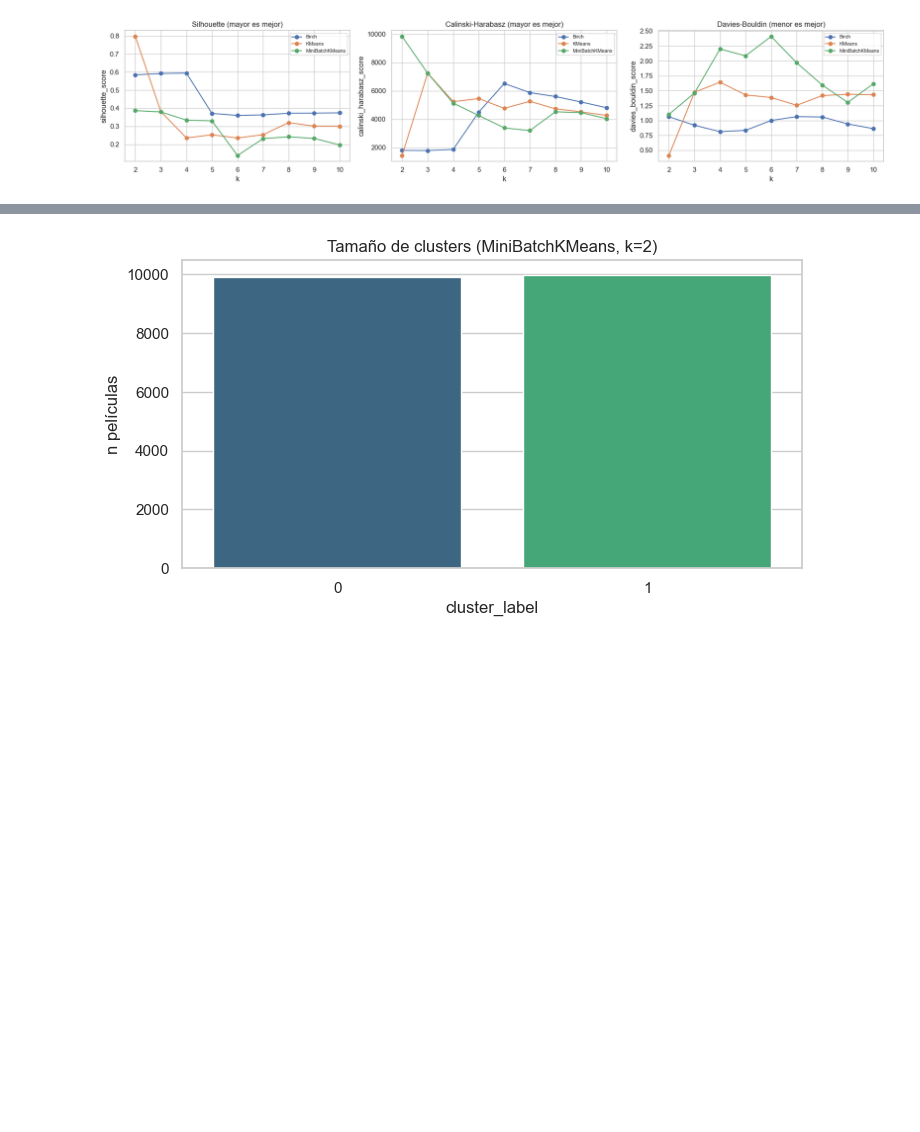
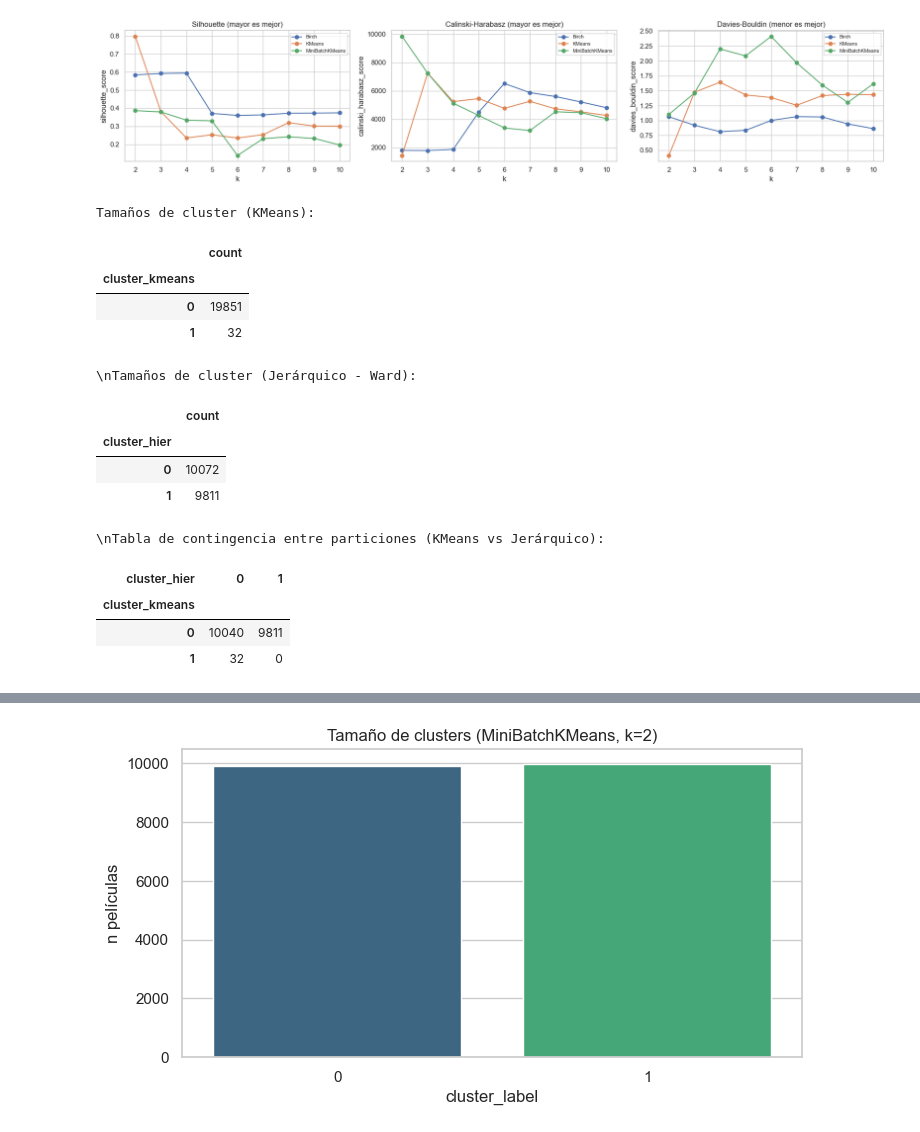
Before and after one commit to MrMenth0l/MineriaDatos-Lab2, a Jupyter notebook: Lab2/clustering_inicial.ipynb, the cells around one changed output, grey strips where cells are left out. Drawn from its saved outputs; the diff is of its cells as text; code cells hidden in the pictures; blank space fills up the shorter version.

```diff
--- a/Lab2/clustering_inicial.ipynb
+++ b/Lab2/clustering_inicial.ipynb
@@ -519,3 +637,46 @@ plt.tight_layout()
 plt.show()
 # %% [output]
 [figure]
+# %%
+# Comparación de KMeans vs clustering jerárquico (AgglomerativeClustering).
+if best_k < 2:
+    raise ValueError("best_k debe ser al menos 2 para comparar algoritmos de clustering.")
+
+kmeans_ref = build_kmeans(best_k, RANDOM_STATE)
+labels_kmeans = kmeans_ref.fit_predict(X_model)
+
+hier_model = AgglomerativeClustering(n_clusters=best_k, linkage='ward')
+labels_hier = hier_model.fit_predict(X_model)
+
+labels_kmeans = np.asarray(labels_kmeans, dtype=int)
+labels_hier = np.asarray(labels_hier, dtype=int)
+
+df_compare = df_model.copy()
+df_compare['cluster_kmeans'] = labels_kmeans
+df_compare['cluster_hier'] = labels_hier
+
+print("Tamaños de cluster (KMeans):")
+display(df_compare['cluster_kmeans'].value_counts().sort_index().to_frame('count'))
+
+print("\\nTamaños de cluster (Jerárquico - Ward):")
+display(df_compare['cluster_hier'].value_counts().sort_index().to_frame('count'))
+
+print("\\nTabla de contingencia entre particiones (KMeans vs Jerárquico):")
+contingency = pd.crosstab(df_compare['cluster_kmeans'], df_compare['cluster_hier'])
+display(contingency)
+# %% [output]
+Tamaños de cluster (KMeans):
+|  | count |
+| cluster_kmeans |  |
+| 0 | 19851 |
+| 1 | 32 |
+\nTamaños de cluster (Jerárquico - Ward):
+|  | count |
+| cluster_hier |  |
+| 0 | 10072 |
+| 1 | 9811 |
+\nTabla de contingencia entre particiones (KMeans vs Jerárquico):
+| cluster_hier | 0 | 1 |
+| cluster_kmeans |  |  |
+| 0 | 10040 | 9811 |
+| 1 | 32 | 0 |
```
Also changed, not shown: parts of 23 cells of this notebook, 1 other file.
